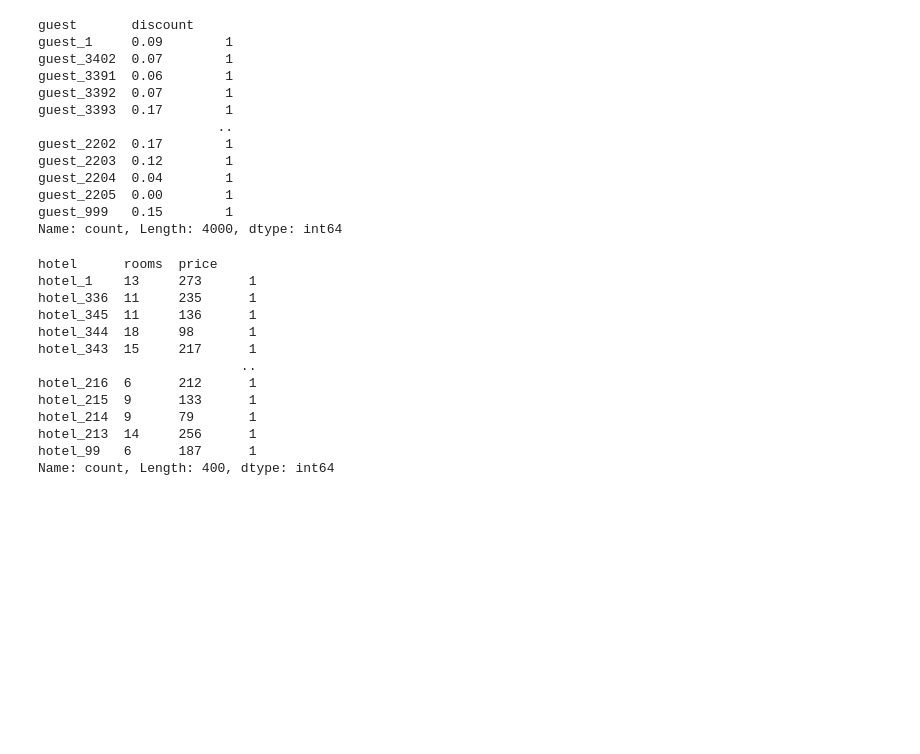
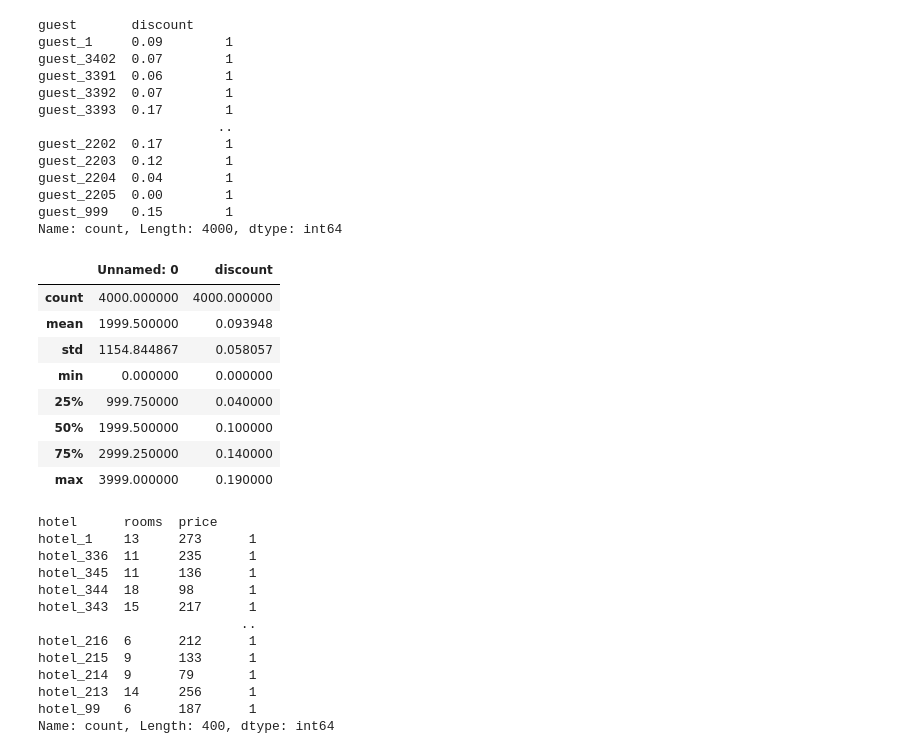
Before and after one commit to sergiopicascia/dscoding-projects, a Jupyter notebook: Alina.Imansakipova/hotel-project/Project Presentation_Alina Imansakipova.ipynb, the cells around one changed output. Cells and saved outputs as stored; diff of their text form; code cells hidden in the pictures; blank space fills up the shorter version.

```diff
--- a/Alina.Imansakipova/hotel-project/Project Presentation_Alina Imansakipova.ipynb
+++ b/Alina.Imansakipova/hotel-project/Project Presentation_Alina Imansakipova.ipynb
@@ -442,6 +442,18 @@ guest_2204  0.04        1
 guest_2205  0.00        1
 guest_999   0.15        1
 Name: count, Length: 4000, dtype: int64
+# %%
+guestdata.describe()
+# %% [output]
+|  | Unnamed: 0 | discount |
+| count | 4000.000000 | 4000.000000 |
+| mean | 1999.500000 | 0.093948 |
+| std | 1154.844867 | 0.058057 |
+| min | 0.000000 | 0.000000 |
+| 25% | 999.750000 | 0.040000 |
+| 50% | 1999.500000 | 0.100000 |
+| 75% | 2999.250000 | 0.140000 |
+| max | 3999.000000 | 0.190000 |
 # %%
 hotelsdata.value_counts(subset=['hotel','rooms','price'])
 # %% [output]
```
Also changed, not shown: parts of 8 cells of this notebook.
